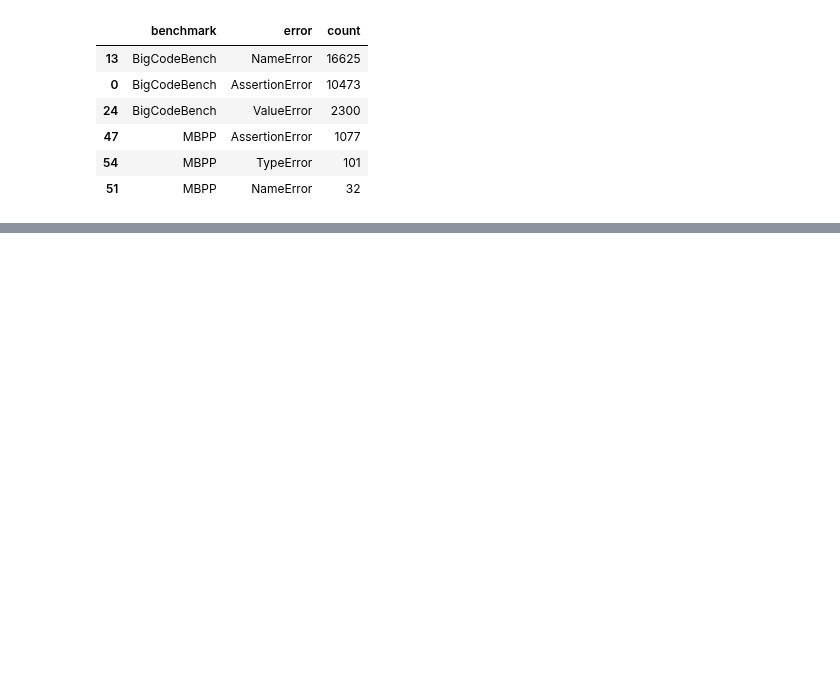
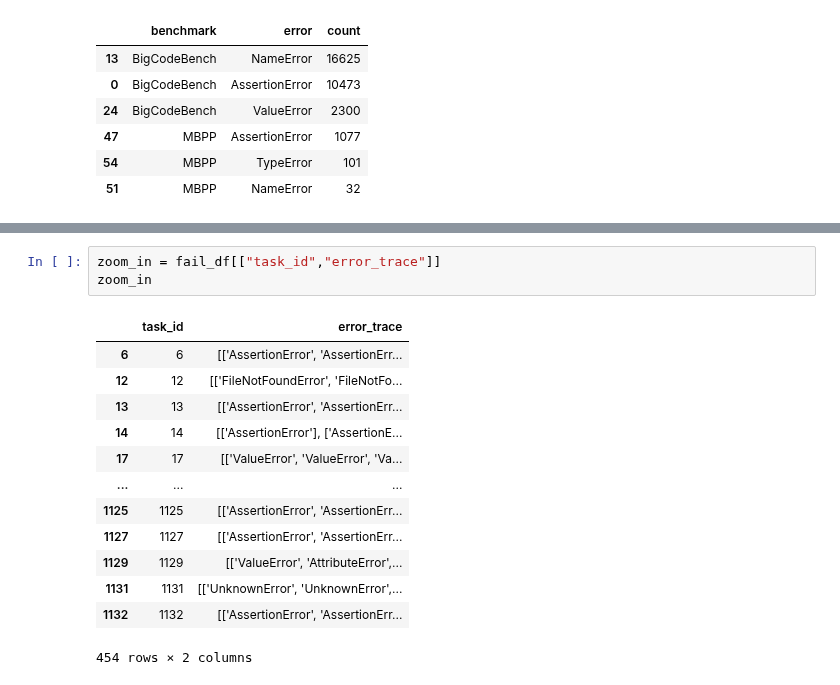
Before and after one commit to TheOpenSI/SYNKRASIS, a Jupyter notebook: experiment_results/ErrorAnalyser.ipynb, the cells around one changed output, grey strips where cells are left out. Cells and saved outputs as stored; diff of their text form; blank space fills up the shorter version.

```diff
--- a/experiment_results/ErrorAnalyser.ipynb
+++ b/experiment_results/ErrorAnalyser.ipynb
@@ -262,0 +326,17 @@ benchmark_totals.sort_values(["benchmark", "count"], ascending=[True, False]).gr
+# %%
+zoom_in = fail_df[["task_id","error_trace"]]
+zoom_in
+# %% [output]
+|  | task_id | error_trace |
+| 6 | 6 | [['AssertionError', 'AssertionErr... |
+| 12 | 12 | [['FileNotFoundError', 'FileNotFo... |
+| 13 | 13 | [['AssertionError', 'AssertionErr... |
+| 14 | 14 | [['AssertionError'], ['AssertionE... |
+| 17 | 17 | [['ValueError', 'ValueError', 'Va... |
+| ... | ... | ... |
+| 1125 | 1125 | [['AssertionError', 'AssertionErr... |
+| 1127 | 1127 | [['AssertionError', 'AssertionErr... |
+| 1129 | 1129 | [['ValueError', 'AttributeError',... |
+| 1131 | 1131 | [['UnknownError', 'UnknownError',... |
+| 1132 | 1132 | [['AssertionError', 'AssertionErr... |
+454 rows × 2 columns
```
Also changed, not shown: parts of 10 cells of this notebook.
